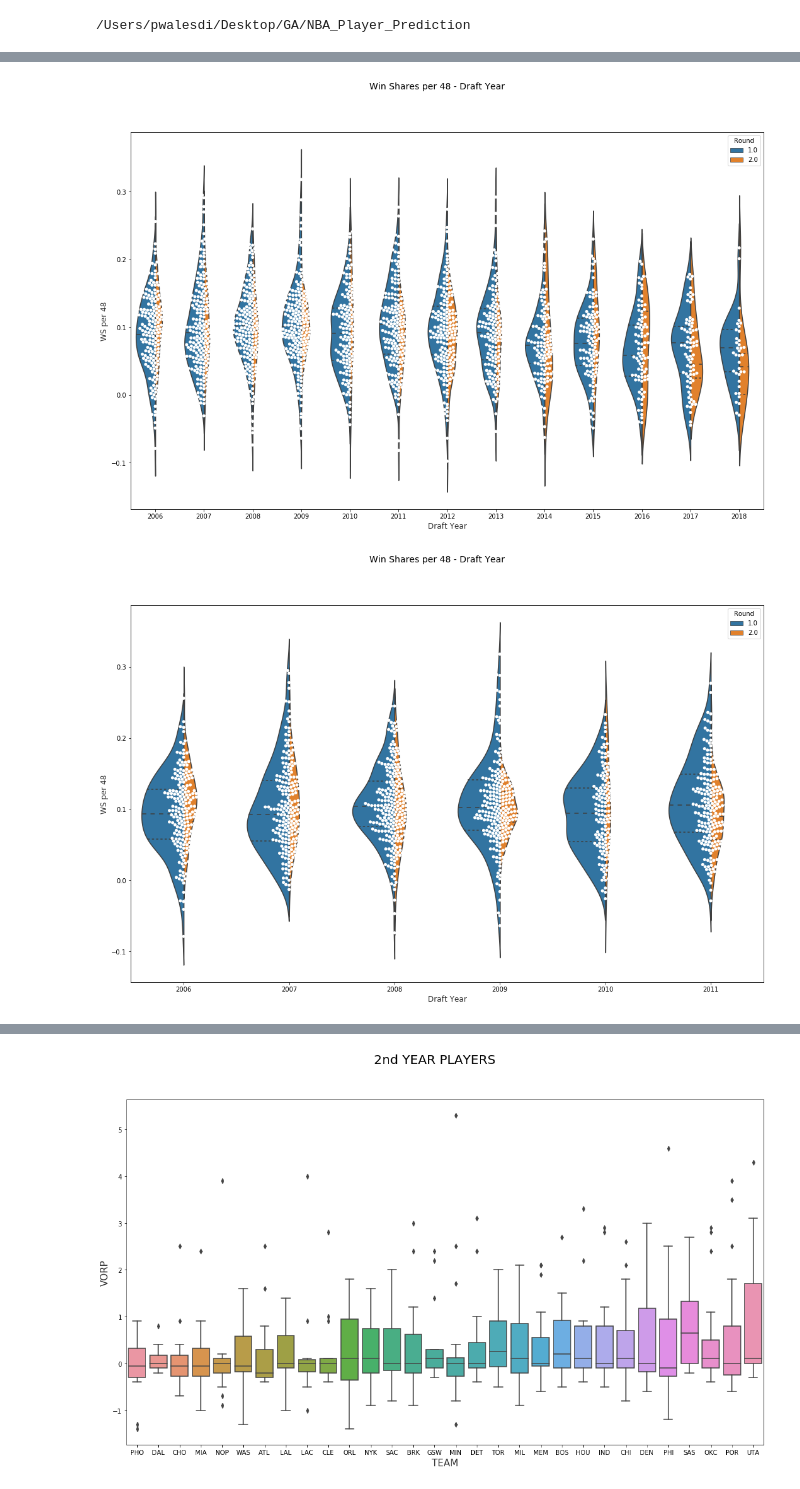
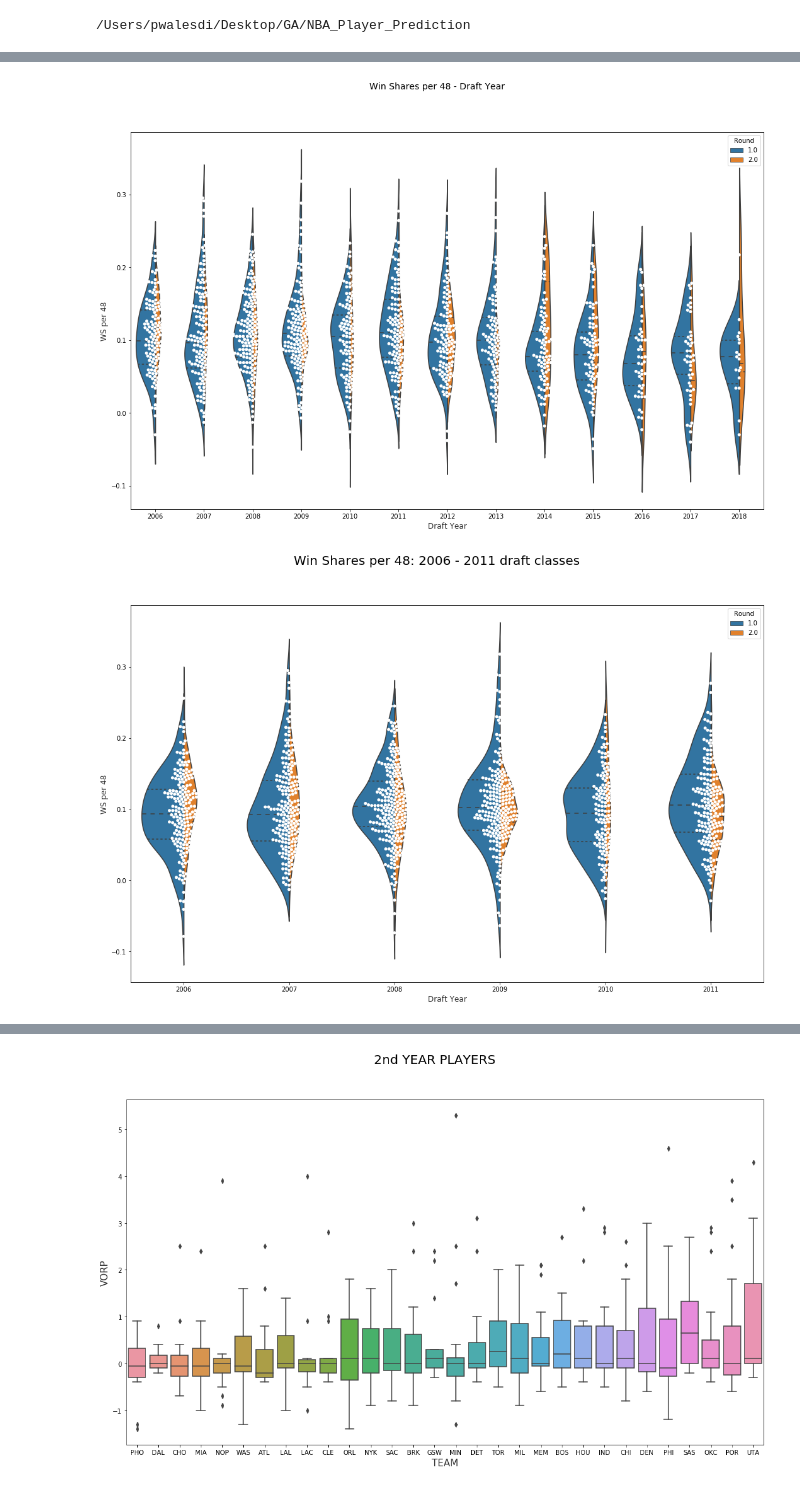
Before and after one commit to pwalesdi/NBA_Player_Prediction, a Jupyter notebook: NBA_Exploration.ipynb, the cells around one changed output, grey strips where cells are left out. Drawn from its saved outputs; the diff is of its cells as text; code cells hidden in the pictures.

```diff
--- a/NBA_Exploration.ipynb
+++ b/NBA_Exploration.ipynb
@@ -36,7 +57,15 @@ half_2 = nba.loc[nba['DRAFT_YEAR+1'] > 2012]
+# %%
+nba = nba.loc[nba["MP"] > 500]
+half_1 = nba.loc[nba['DRAFT_YEAR+1'] < 2013]
+half_2 = nba.loc[nba['DRAFT_YEAR+1'] > 2012]
+eastern = nba.loc[nba['Tm_x'].isin(["MIA", "BRK", "MIL", "TOR", "CHI", "WAS", "ORL", "CHO", "BOS", "ATL",
+                          "IND", "PHI", "DET", "NYK", "CLE"])]
+western = nba.loc[nba['Tm_x'].isin(["OKC", "PHO", "DEN", "SAS", "UTA", "POR", "MEM", "DAL", "HOU", "SAC",
+                                "LAL", "MIN", "GSW", "NOP", "LAC"])]
 # %%
-nba = nba.loc[nba["MP"] > 250]
-half_1 = half_1.loc[half_1["MP"] > 250]
-half_2 = half_2.loc[half_2["MP"] > 250]
+nba = nba.loc[nba["MP"] > 500]
+half_1 = half_1.loc[half_1["MP"] > 500]
+half_2 = half_2.loc[half_2["MP"] > 500]
 # %%
 bins = [0, 10, 20, 30, 40, 50, 60]
 bins_2 = [0, 5, 10, 15, 20, 25, 30, 35, 40, 45, 50, 55, 60]
@@ -95,23 +185,23 @@ ax.legend(title='Round')
 ax.set(xticklabels=[2006, 2007, 2008, 2009, 2010, 2011, 2012, 2013, 2014, 2015, 2016, 2017, 2018]);
 f.savefig("ws_per48_dftYR_byRound.png")
 # %% [output]
-[figure, old version]
+[figure, new version]
 # %%
 f, (ax) = plt.subplots(1, 1, figsize=(18, 11))
-f.suptitle('Win Shares per 48 - Draft Year', fontsize=14)
+f.suptitle('Win Shares per 48: 2006 - 2011 draft classes', fontsize=20)
 
 ax = sns.violinplot(data=half_1,
                x="DRAFT_YEAR+1", y="WS/48", hue='draft_round',
                ax=ax, split=True, inner="quart", scale="count")
 ax = sns.swarmplot(x="DRAFT_YEAR+1", y="WS/48", data=half_1,
                     color="white", edgecolor="gray")
 
 ax.set_xlabel("Draft Year",size=12,alpha=0.8)
 ax.set_ylabel("WS per 48",size=12,alpha=0.8)
 ax.legend(title='Round')
 ax.set(xticklabels=[2006, 2007, 2008, 2009, 2010, 2011]);
 f.savefig("ws_per48_dftYR_byRound_1.png")
 # %% [output]
-[figure, old version]
+[figure, new version]
 # %%
 f, (ax) = plt.subplots(1, 1, figsize=(18, 11))
```
Also changed, not shown: parts of 14 cells of this notebook, 4 other files.
